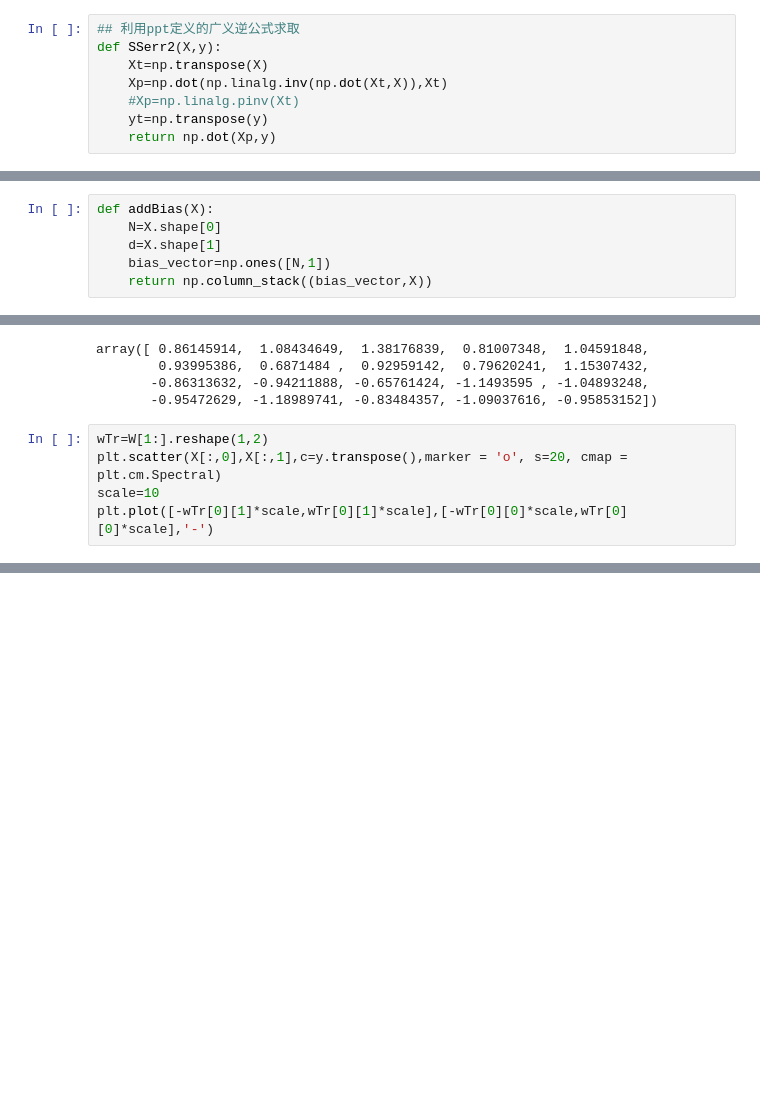
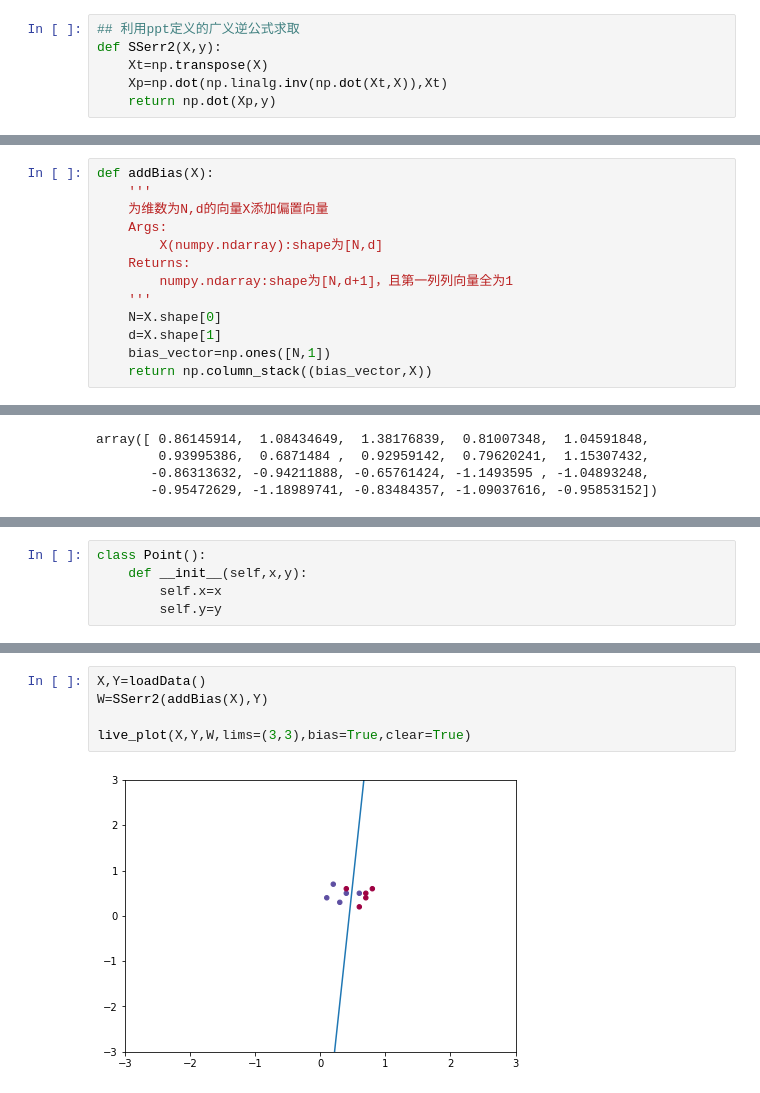
Before and after one commit to easilylazy/pattern-recognition, a Jupyter notebook: linear/linear_regression.ipynb, the cells around one changed output, grey strips where cells are left out. Saved outputs shown, nothing was run; the diff lists cells and outputs as text; blank space fills up the shorter version.

```diff
--- a/linear/linear_regression.ipynb
+++ b/linear/linear_regression.ipynb
@@ -24,8 +25,6 @@ def SSerr(X,y):
 def SSerr2(X,y):
     Xt=np.transpose(X)
     Xp=np.dot(np.linalg.inv(np.dot(Xt,X)),Xt)
-    #Xp=np.linalg.pinv(Xt)
-    yt=np.transpose(y)
     return np.dot(Xp,y)
 # %% [markdown]
 ### 用习题中的数据进行验证测试
@@ -140,6 +144,13 @@ def LMSalg(X,y):
 为维数为[N,d]的向量X添加偏置向量
 # %%
 def addBias(X):
+    '''
+    为维数为N,d的向量X添加偏置向量
+    Args:
+        X(numpy.ndarray):shape为[N,d]
+    Returns:
+        numpy.ndarray:shape为[N,d+1]，且第一列列向量全为1
+    '''
     N=X.shape[0]
     d=X.shape[1]
     bias_vector=np.ones([N,1])
@@ -266,8 +267,3 @@ array([ 0.86145914,  1.08434649,  1.38176839,  0.81007348,  1.04591848,
         0.93995386,  0.6871484 ,  0.92959142,  0.79620241,  1.15307432,
        -0.86313632, -0.94211888, -0.65761424, -1.1493595 , -1.04893248,
        -0.95472629, -1.18989741, -0.83484357, -1.09037616, -0.95853152])
-# %%
-wTr=W[1:].reshape(1,2)
-plt.scatter(X[:,0],X[:,1],c=y.transpose(),marker = 'o', s=20, cmap = plt.cm.Spectral)
-scale=10
-plt.plot([-wTr[0][1]*scale,wTr[0][1]*scale],[-wTr[0][0]*scale,wTr[0][0]*scale],'-')
@@ -280,0 +270,5 @@ array([[0.18218905, 0.01058569]])
+# %%
+class Point():
+    def __init__(self,x,y):
+        self.x=x
+        self.y=y
@@ -280,0 +318,7 @@ array([[0.18218905, 0.01058569]])
+# %%
+X,Y=loadData()
+W=SSerr2(addBias(X),Y)
+
+live_plot(X,Y,W,lims=(3,3),bias=True,clear=True)
+# %% [output]
+[figure, added]
```
Also changed, not shown: parts of 10 cells of this notebook, 2 other files.
